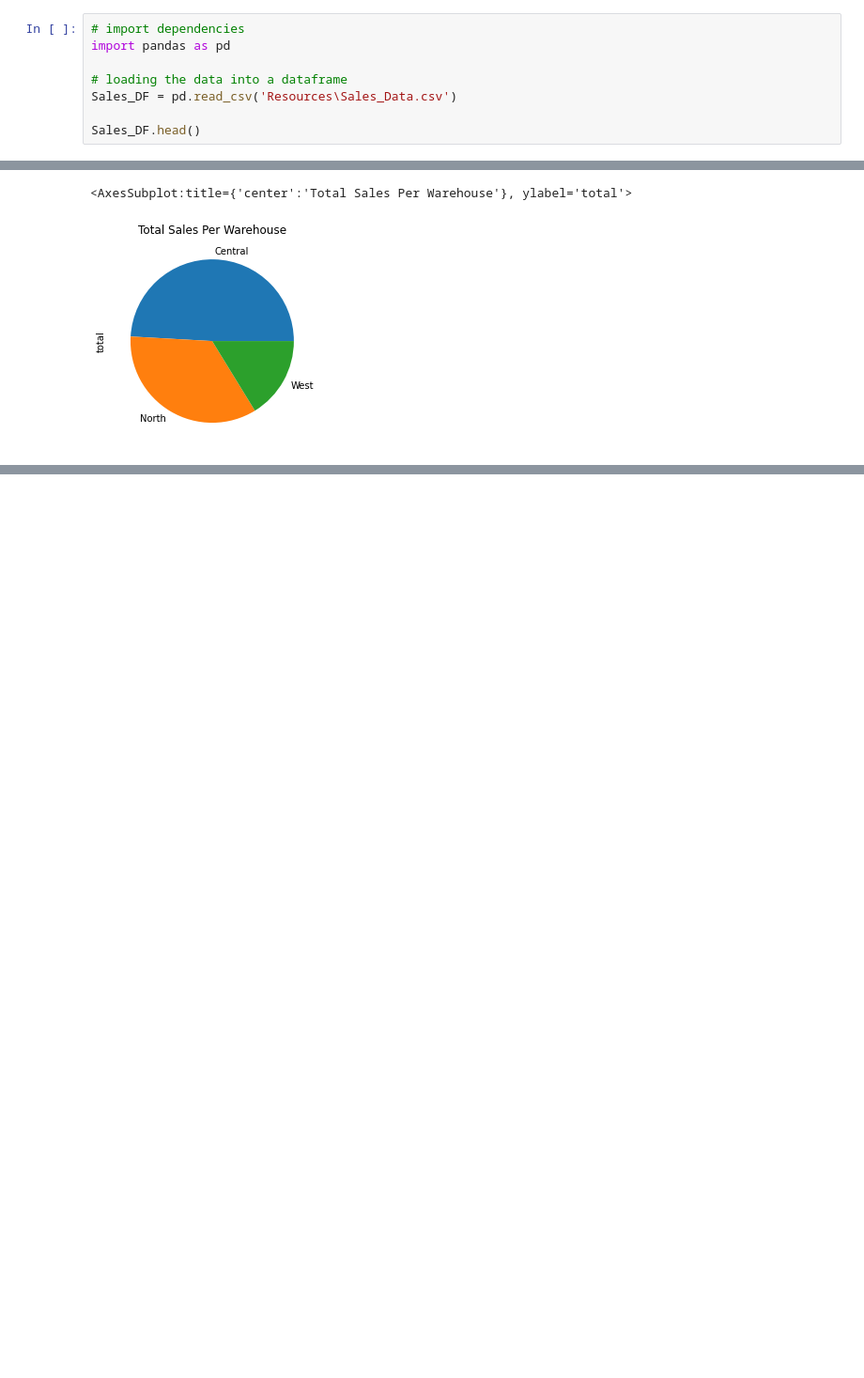
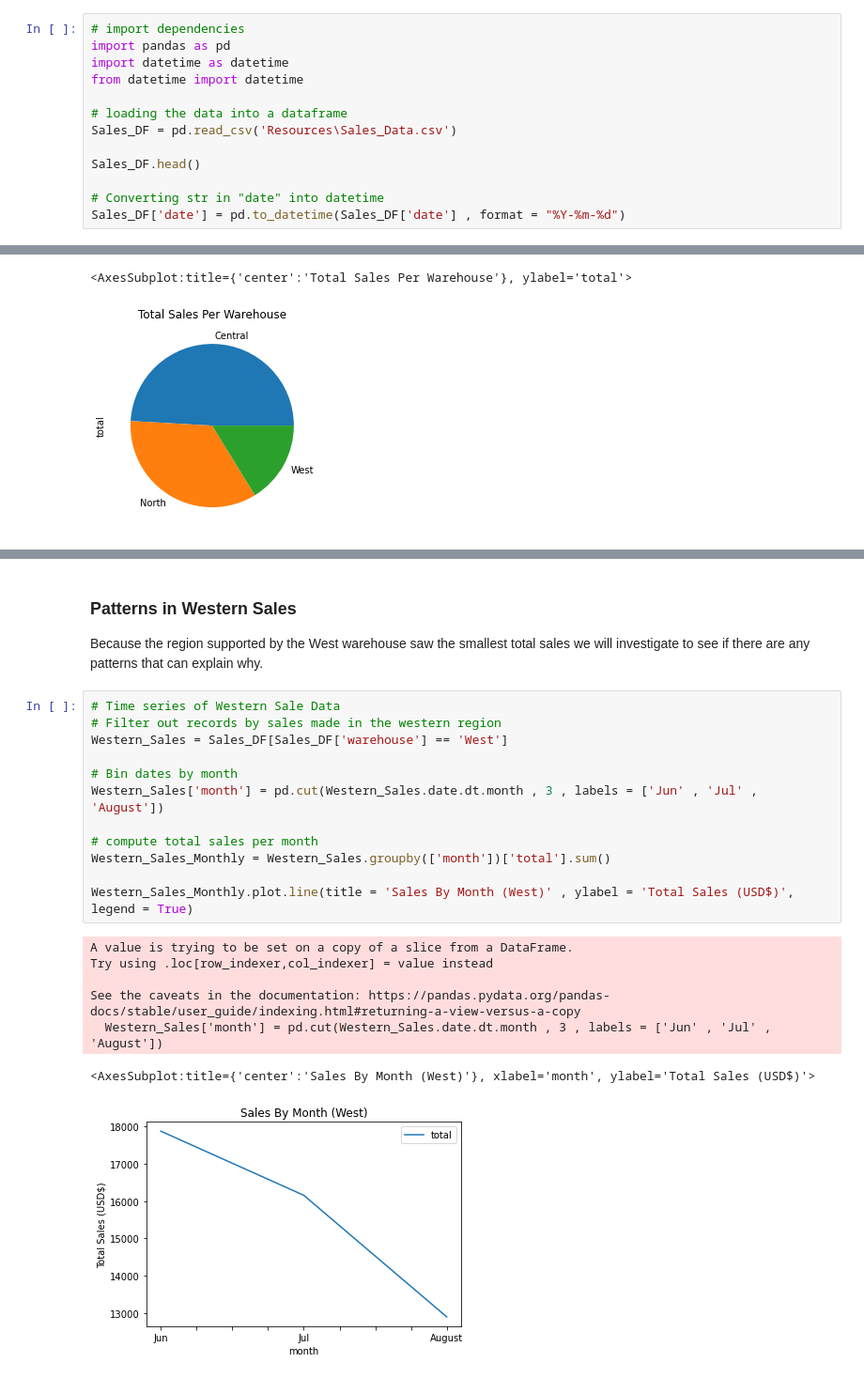
Before and after one commit to awesomepack/Reporting_on_Sales_Data, a Jupyter notebook: Analysis.ipynb, the cells around one changed output, grey strips where cells are left out. Shown: that part at 94% size. Drawn from its saved outputs; the diff is of its cells as text; blank space fills up the shorter version.

Commit message:
Disovered a decreasing trend in Western sales across the three month timespan

```diff
--- a/Analysis.ipynb
+++ b/Analysis.ipynb
@@ -22,8 +22,13 @@ You’ve recently learned data manipulation and plotting, and suggest helping yo
 # %%
 # import dependencies
 import pandas as pd
+import datetime as datetime
+from datetime import datetime
 
 # loading the data into a dataframe
 Sales_DF = pd.read_csv('Resources\Sales_Data.csv')
 
 Sales_DF.head()
+
+# Converting str in "date" into datetime
+Sales_DF['date'] = pd.to_datetime(Sales_DF['date'] , format = "%Y-%m-%d")
@@ -135 +135,24 @@ Warehouse_Total.plot.pie(title = 'Total Sales Per Warehouse')
 * Analysis on the sales in the regions supported by the West warehouse may reveal why performance is poor
+# %% [markdown]
+### Patterns in Western Sales
+Because the region supported by the West warehouse saw the smallest total sales we will investigate to see if there are any patterns that can explain why.
+# %%
+# Time series of Western Sale Data
+# Filter out records by sales made in the western region
+Western_Sales = Sales_DF[Sales_DF['warehouse'] == 'West']
+
+# Bin dates by month
+Western_Sales['month'] = pd.cut(Western_Sales.date.dt.month , 3 , labels = ['Jun' , 'Jul' , 'August'])
+
+# compute total sales per month
+Western_Sales_Monthly = Western_Sales.groupby(['month'])['total'].sum()
+
+Western_Sales_Monthly.plot.line(title = 'Sales By Month (West)' , ylabel = 'Total Sales (USD$)', legend = True)
+# %% [output]
+A value is trying to be set on a copy of a slice from a DataFrame.
+Try using .loc[row_indexer,col_indexer] = value instead
+
+See the caveats in the documentation: https://pandas.pydata.org/pandas-docs/stable/user_guide/indexing.html#returning-a-view-versus-a-copy
+  Western_Sales['month'] = pd.cut(Western_Sales.date.dt.month , 3 , labels = ['Jun' , 'Jul' , 'August'])
+<AxesSubplot:title={'center':'Sales By Month (West)'}, xlabel='month', ylabel='Total Sales (USD$)'>
+[figure, added]
```
Also changed, not shown: parts of 6 cells of this notebook.
